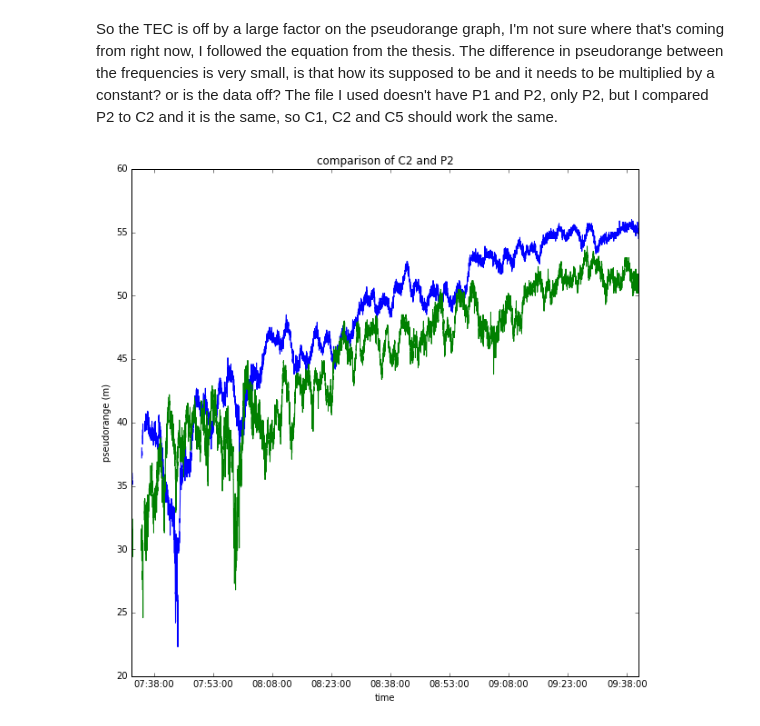
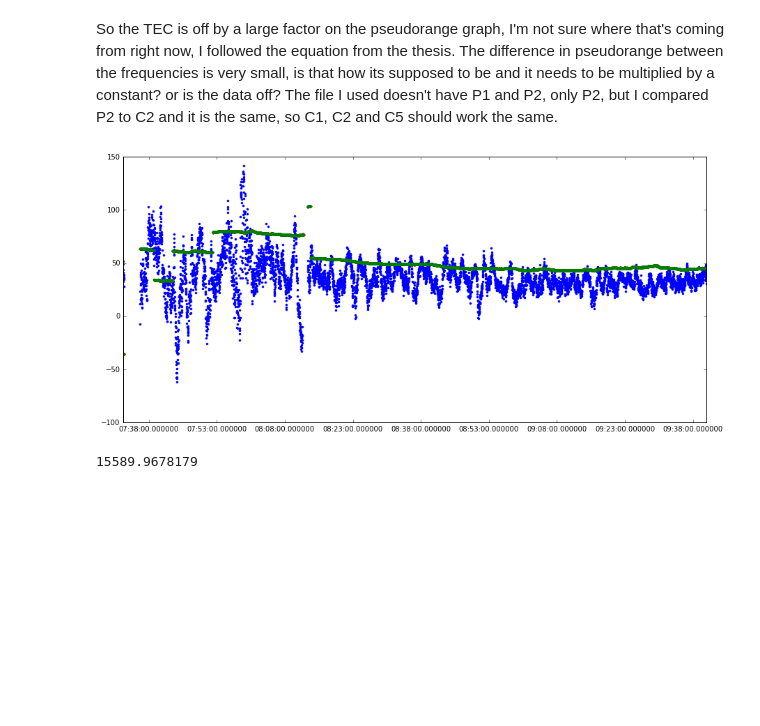
Before and after one commit to jswoboda/MahaliPlotting, a Jupyter notebook: read rinex demo/ReadRinex Demo.ipynb, the cells around one changed output. Cells and saved outputs as stored; diff of their text form; code cells hidden in the pictures; blank space fills up the shorter version.

```diff
--- a/read rinex demo/ReadRinex Demo.ipynb
+++ b/read rinex demo/ReadRinex Demo.ipynb
@@ -80,18 +80,19 @@ plt.show()
 # %% [markdown]
 So the TEC is off by a large factor on the pseudorange graph, I'm not sure where that's coming from right now, I followed the equation from the thesis. The difference in pseudorange between the frequencies is very small, is that how its supposed to be and it needs to be multiplied by a constant? or is the data off? The file I used doesn't have P1 and P2, only P2, but I compared P2 to C2 and it is the same, so C1, C2 and C5 should work the same.
-# %%
-fig2 = plt.figure(figsize = (10,10))
-
-ax = plt.subplot()
-ax.xaxis.set_major_formatter(fmt)
-ax.autoscale_view()
-
-plt.xlabel('time')
-plt.ylabel('pseudorange (m)')
-plt.title('comparison of C2 and P2')
-
-plt.plot(data[:,sv_of_interest,'S5','data'])
-plt.plot(data[:,sv_of_interest,'S1','data'])
-plt.show()
-# %% [output]
-[figure, removed]
+# %%
+fig2 = plt.figure(figsize = (15,15))
+ax1=plt.subplot(211)
+plt.plot(2.85*(data[:,sv_of_interest,'C2','data']*1.0E9/3.0E8
+               -data[:,sv_of_interest,'C1','data']*1.0E9/3.0E8),'b.')
+plt.plot(2.85*((data[:,sv_of_interest,'L1','data']*(3.0E8/f1)-abias)*1.0E9/3.0E8
+         -(data[:,sv_of_interest,'L2','data']*(3.0E8/f2)-abias)*1.0E9/3.0E8),'r.')
+plt.plot(2.85*((data[:,sv_of_interest,'L1','data']*1.0E9/f1)
+         -(data[:,sv_of_interest,'L2','data']*1.0E9/f2)),'g.')
+
+
+plt.show()
+
+print(abias)
+# %% [output]
+[figure, added]
+15589.9678179
```
Also changed, not shown: parts of 3 cells of this notebook, 4 other files.
